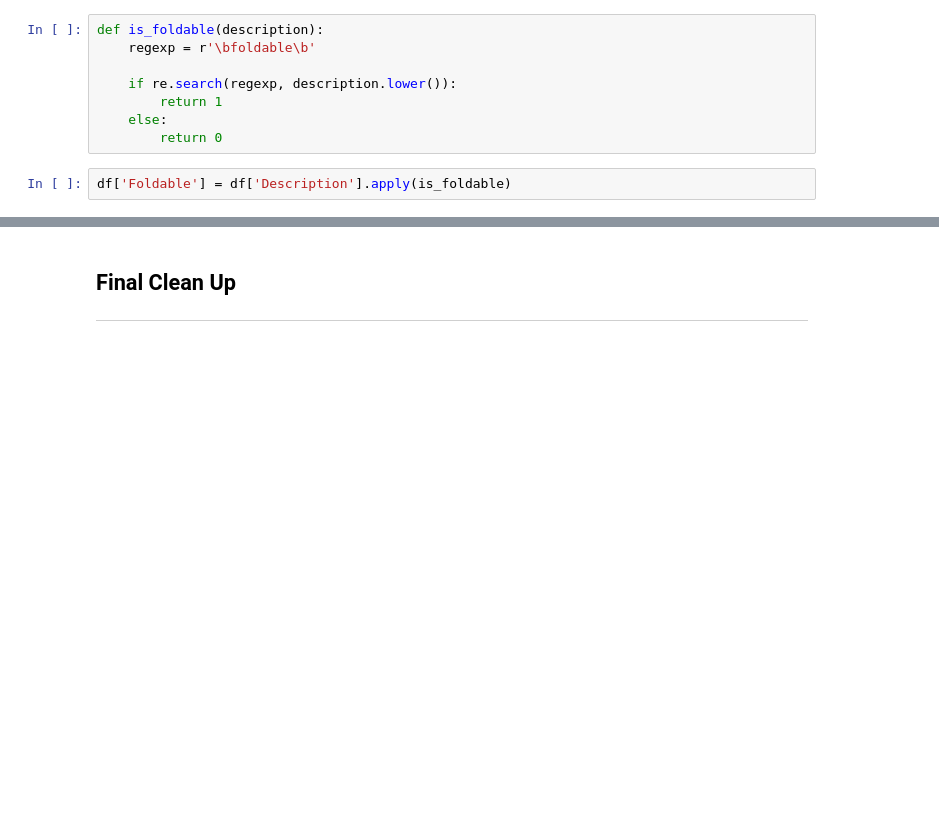
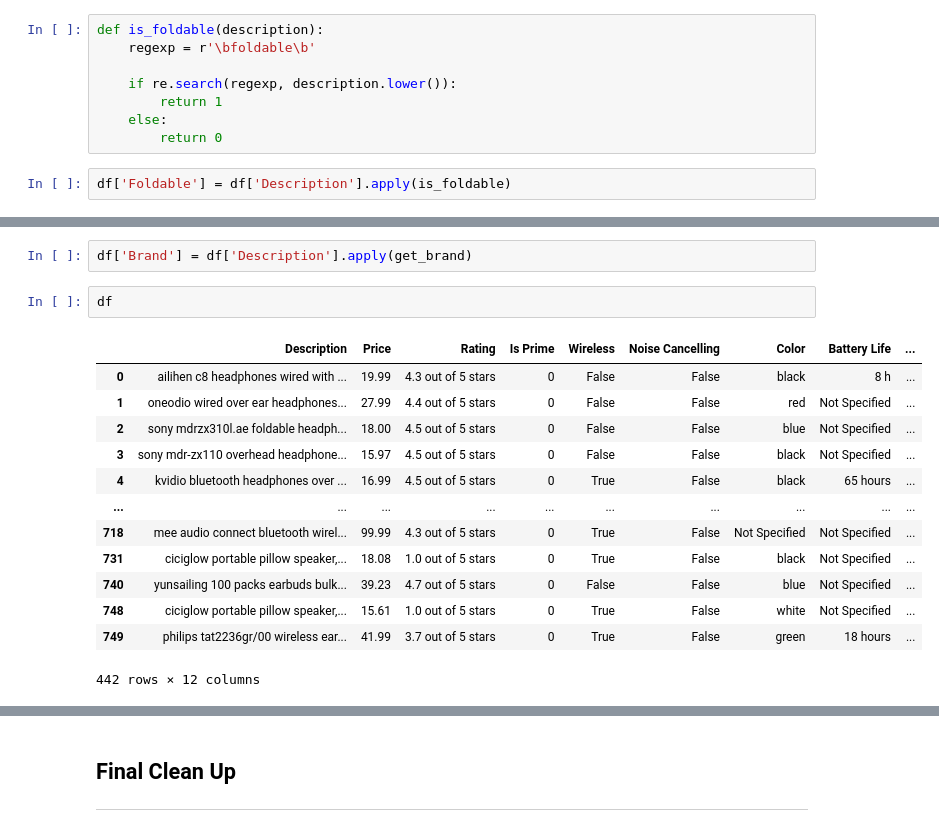
Before and after one commit to simrenbasra/Sound-Decisions, a Jupyter notebook: notebooks/01_data_collection/02-data-cleaning.ipynb, the cells around one changed output, grey strips where cells are left out. Cells and saved outputs as stored; diff of their text form; blank space fills up the shorter version.

```diff
--- a/notebooks/01_data_collection/02-data-cleaning.ipynb
+++ b/notebooks/01_data_collection/02-data-cleaning.ipynb
@@ -333,0 +362,18 @@ df['Foldable'] = df['Description'].apply(is_foldable)
+# %%
+df['Brand'] = df['Description'].apply(get_brand)
+# %%
+df
+# %% [output]
+|  | Description | Price | Rating | Is Prime | Wireless | Noise Cancelling | Color | Battery Life | ... |
+| 0 | ailihen c8 headphones wired with ... | 19.99 | 4.3 out of 5 stars | 0 | False | False | black | 8 h | ... |
+| 1 | oneodio wired over ear headphones... | 27.99 | 4.4 out of 5 stars | 0 | False | False | red | Not Specified | ... |
+| 2 | sony mdrzx310l.ae foldable headph... | 18.00 | 4.5 out of 5 stars | 0 | False | False | blue | Not Specified | ... |
+| 3 | sony mdr-zx110 overhead headphone... | 15.97 | 4.5 out of 5 stars | 0 | False | False | black | Not Specified | ... |
+| 4 | kvidio bluetooth headphones over ... | 16.99 | 4.5 out of 5 stars | 0 | True | False | black | 65 hours | ... |
+| ... | ... | ... | ... | ... | ... | ... | ... | ... | ... |
+| 718 | mee audio connect bluetooth wirel... | 99.99 | 4.3 out of 5 stars | 0 | True | False | Not Specified | Not Specified | ... |
+| 731 | ciciglow portable pillow speaker,... | 18.08 | 1.0 out of 5 stars | 0 | True | False | black | Not Specified | ... |
+| 740 | yunsailing 100 packs earbuds bulk... | 39.23 | 4.7 out of 5 stars | 0 | False | False | blue | Not Specified | ... |
+| 748 | ciciglow portable pillow speaker,... | 15.61 | 1.0 out of 5 stars | 0 | True | False | white | Not Specified | ... |
+| 749 | philips tat2236gr/00 wireless ear... | 41.99 | 3.7 out of 5 stars | 0 | True | False | green | 18 hours | ... |
+442 rows × 12 columns
```
Also changed, not shown: parts of 26 cells of this notebook.
